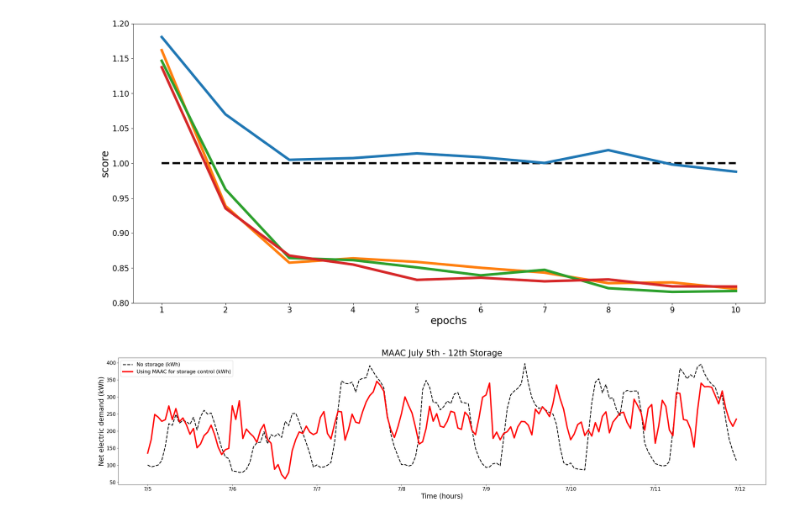
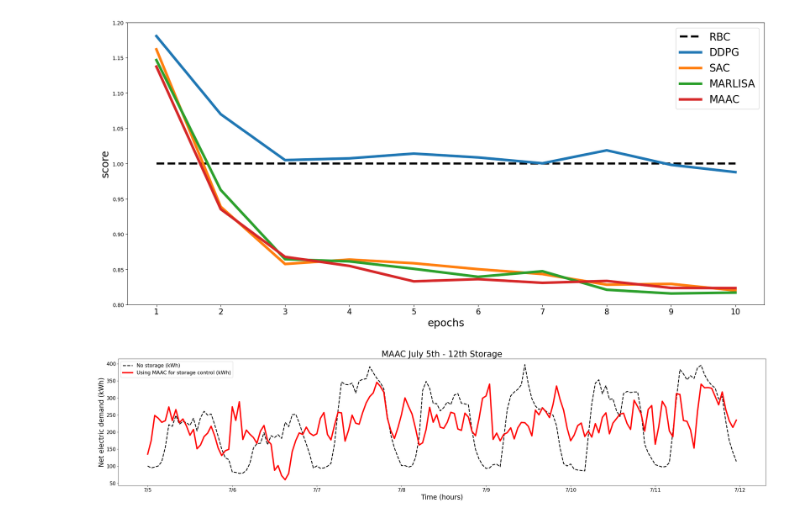
Before and after one commit to jiahanxie353/CityLearn-jx, a Jupyter notebook: summer_research/result/epochs.ipynb, the cells around one changed output. Cells and saved outputs as stored; diff of their text form; code cells hidden in the pictures.

Commit message:
epoch plotting changing legends, axis

```diff
--- a/summer_research/result/epochs.ipynb
+++ b/summer_research/result/epochs.ipynb
@@ -18,27 +18,27 @@ maac_costs.extend([1.1375, 0.9354, 0.8678, 0.8549, 0.8330, 0.8361, 0.8309, 0.833
 # %%
 plt.figure(figsize=(22, 10), dpi=100)
 plt.plot(RBC_costs, '--', linewidth=4.0, color='black')
 plt.plot(ddpg_costs, linewidth=5.0)
 plt.plot(sac_costs, linewidth=5.0)
 plt.plot(marlisa_costs, linewidth=5.0)
 plt.plot(maac_costs, linewidth=5.0)
 plt.xlabel('epochs', fontsize=20)
 plt.ylabel('score', fontsize=20)
 plt.ylim(0.8, 1.2)
 plt.xticks([0, 1, 2, 3, 4, 5, 6, 7, 8, 9],
            ['1', '2', '3', '4', '5', '6', '7', '8', '9', '10'],
            fontsize=15)
 plt.rc('ytick', labelsize=15)
-# plt.legend([
-#     'RBC',
-#     'DDPG',
-#     'SAC',
-#     'MARLISA',
-#     'MAAC'
-# ], fontsize=20)
+plt.legend([
+    'RBC',
+    'DDPG',
+    'SAC',
+    'MARLISA',
+    'MAAC'
+], fontsize=20)
 plt.savefig('epochs.png')
 # %% [output]
-[figure, old version]
+[figure, new version]
 # %%
 # Final episode, July 5th - July 12th
 july_5_to_12_no_storage = np.array([100.49543 ,  95.057274,  97.477234, 100.59603 , 113.55411 ,
```
Also changed, not shown: 1 other file.
